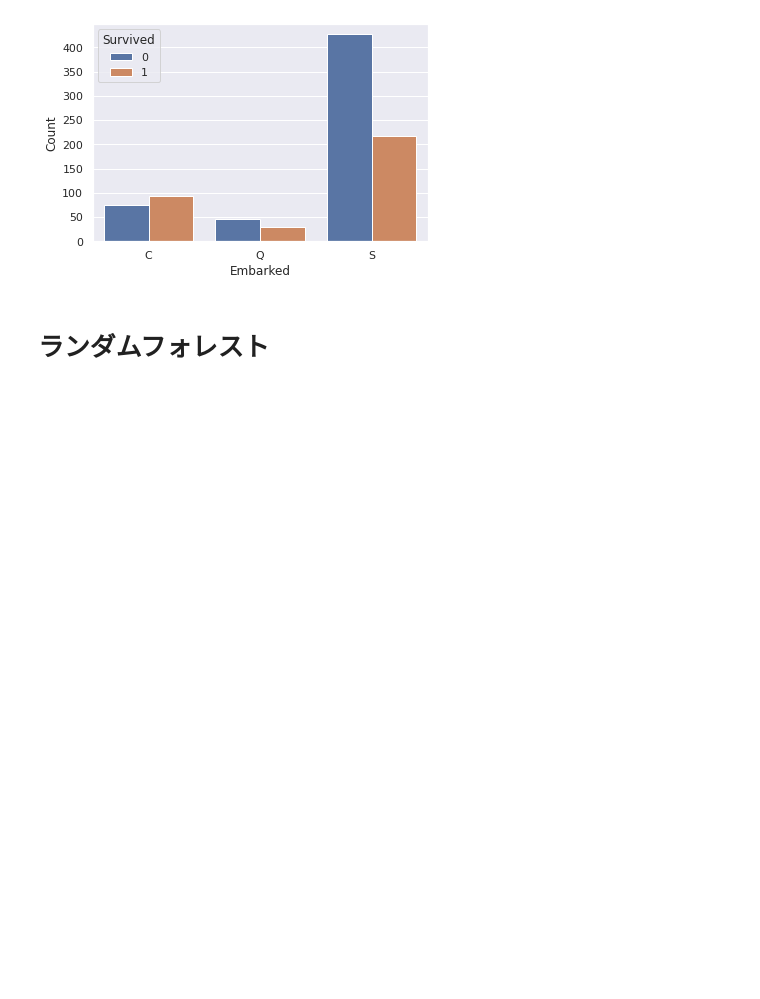
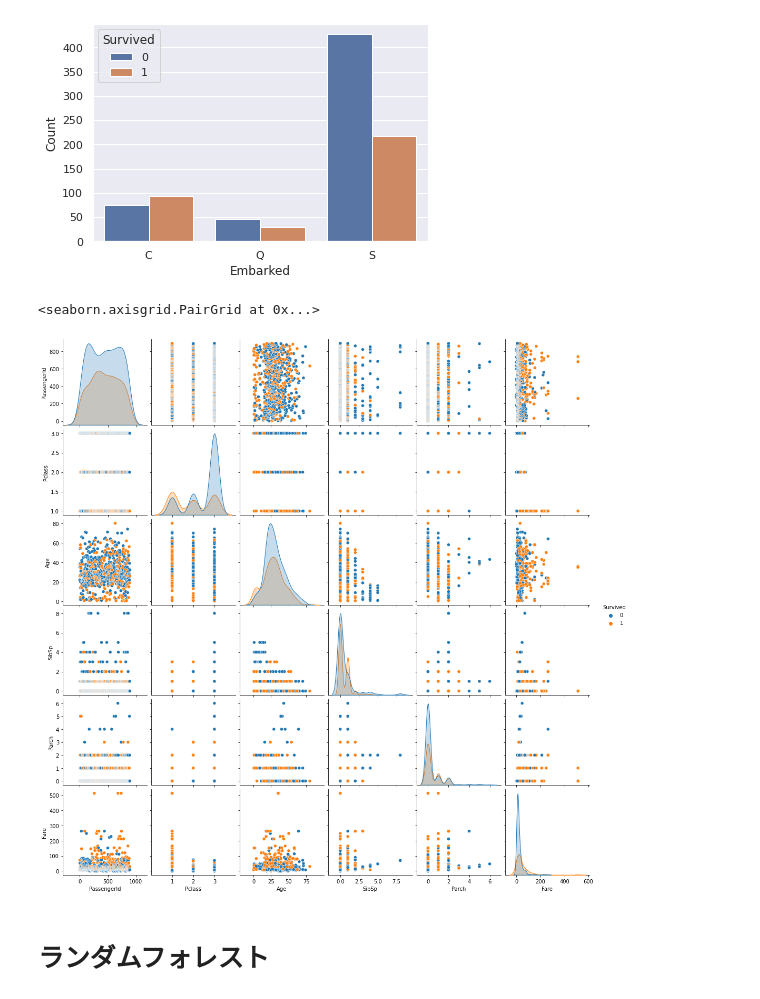
Before and after one commit to Honey-yAsyuma/colaboratory, a Jupyter notebook: test.ipynb, the cells around one changed output. Cells and saved outputs as stored; diff of their text form; code cells hidden in the pictures; blank space fills up the shorter version.

```diff
--- a/test.ipynb
+++ b/test.ipynb
@@ -486,6 +509,11 @@ Survived
 0         75  47  427
 1         93  30  217
 [figure]
+# %%
+sns.pairplot(train_data, hue="Survived")
+# %% [output]
+<seaborn.axisgrid.PairGrid at 0x...>
+[figure, added]
 # %% [markdown]
 # ランダムフォレスト
 # %% [markdown]
```
Also changed, not shown: parts of 7 cells of this notebook.
